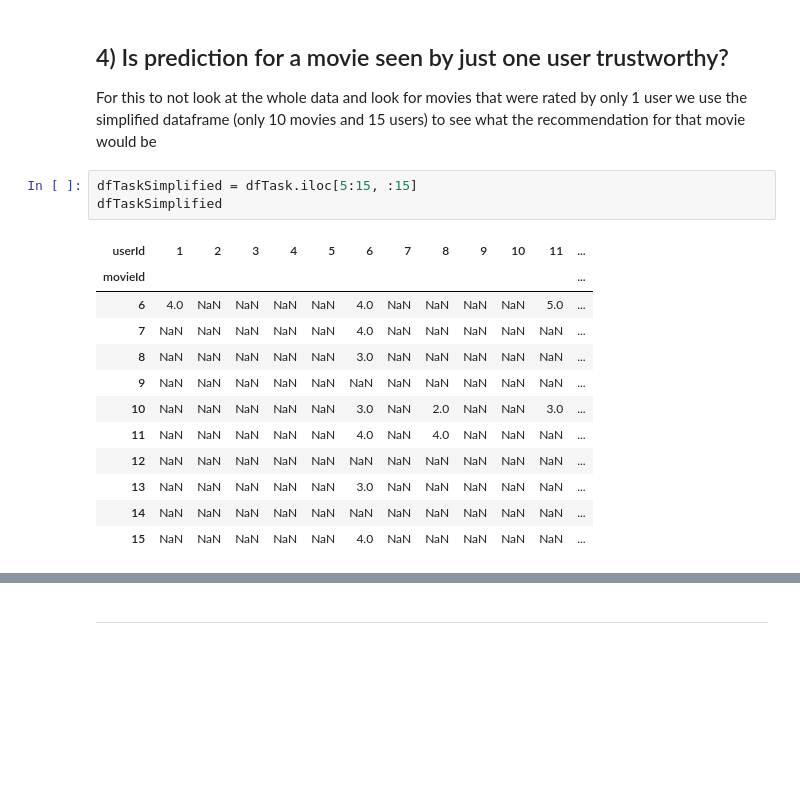
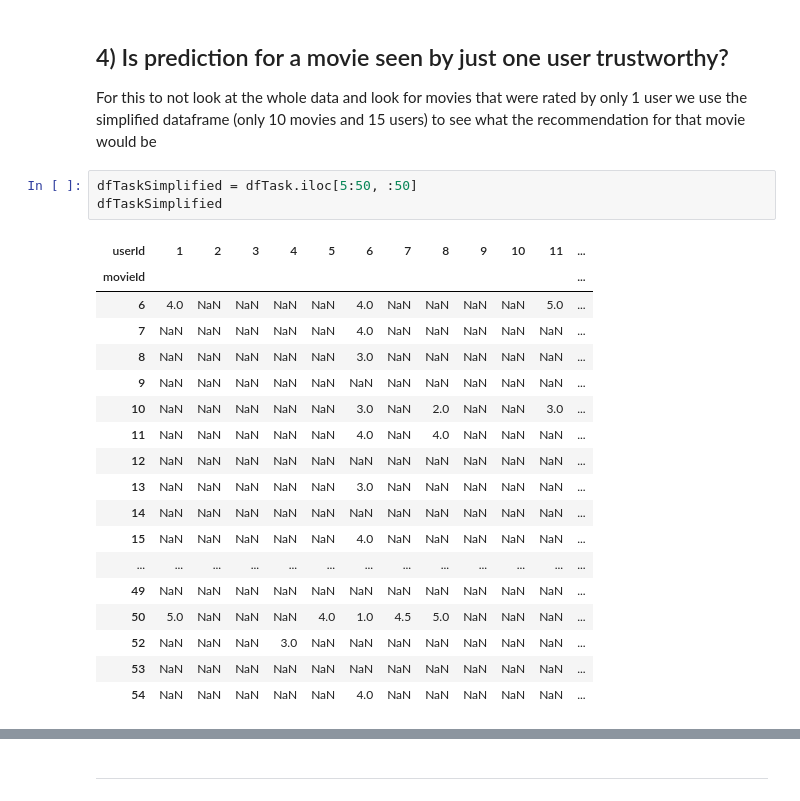
Before and after one commit to mmartyna123/InformationRetrieval, a Jupyter notebook: Lab5/Lab-IR5.ipynb, the cells around one changed output, grey strips where cells are left out. Cells and saved outputs as stored; diff of their text form; blank space fills up the shorter version.

```diff
--- a/Lab5/Lab-IR5.ipynb
+++ b/Lab5/Lab-IR5.ipynb
@@ -956,18 +944,24 @@ plt.show()
 ## 4) Is prediction for a movie seen by just one user trustworthy?
 For this to not look at the whole data and look for movies that were rated by only 1 user we use the simplified dataframe (only 10 movies and 15 users) to see what the recommendation for that movie would be
 # %%
-dfTaskSimplified = dfTask.iloc[5:15, :15]
+dfTaskSimplified = dfTask.iloc[5:50, :50]
 dfTaskSimplified
 # %% [output]
 | userId | 1 | 2 | 3 | 4 | 5 | 6 | 7 | 8 | 9 | 10 | 11 | ... |
 | movieId |  |  |  |  |  |  |  |  |  |  |  | ... |
 | 6 | 4.0 | NaN | NaN | NaN | NaN | 4.0 | NaN | NaN | NaN | NaN | 5.0 | ... |
 | 7 | NaN | NaN | NaN | NaN | NaN | 4.0 | NaN | NaN | NaN | NaN | NaN | ... |
 | 8 | NaN | NaN | NaN | NaN | NaN | 3.0 | NaN | NaN | NaN | NaN | NaN | ... |
 | 9 | NaN | NaN | NaN | NaN | NaN | NaN | NaN | NaN | NaN | NaN | NaN | ... |
 | 10 | NaN | NaN | NaN | NaN | NaN | 3.0 | NaN | 2.0 | NaN | NaN | 3.0 | ... |
 | 11 | NaN | NaN | NaN | NaN | NaN | 4.0 | NaN | 4.0 | NaN | NaN | NaN | ... |
 | 12 | NaN | NaN | NaN | NaN | NaN | NaN | NaN | NaN | NaN | NaN | NaN | ... |
 | 13 | NaN | NaN | NaN | NaN | NaN | 3.0 | NaN | NaN | NaN | NaN | NaN | ... |
 | 14 | NaN | NaN | NaN | NaN | NaN | NaN | NaN | NaN | NaN | NaN | NaN | ... |
 | 15 | NaN | NaN | NaN | NaN | NaN | 4.0 | NaN | NaN | NaN | NaN | NaN | ... |
+| ... | ... | ... | ... | ... | ... | ... | ... | ... | ... | ... | ... | ... |
+| 49 | NaN | NaN | NaN | NaN | NaN | NaN | NaN | NaN | NaN | NaN | NaN | ... |
+| 50 | 5.0 | NaN | NaN | NaN | 4.0 | 1.0 | 4.5 | 5.0 | NaN | NaN | NaN | ... |
+| 52 | NaN | NaN | NaN | 3.0 | NaN | NaN | NaN | NaN | NaN | NaN | NaN | ... |
+| 53 | NaN | NaN | NaN | NaN | NaN | NaN | NaN | NaN | NaN | NaN | NaN | ... |
+| 54 | NaN | NaN | NaN | NaN | NaN | 4.0 | NaN | NaN | NaN | NaN | NaN | ... |
```
Also changed, not shown: parts of 11 cells of this notebook.
